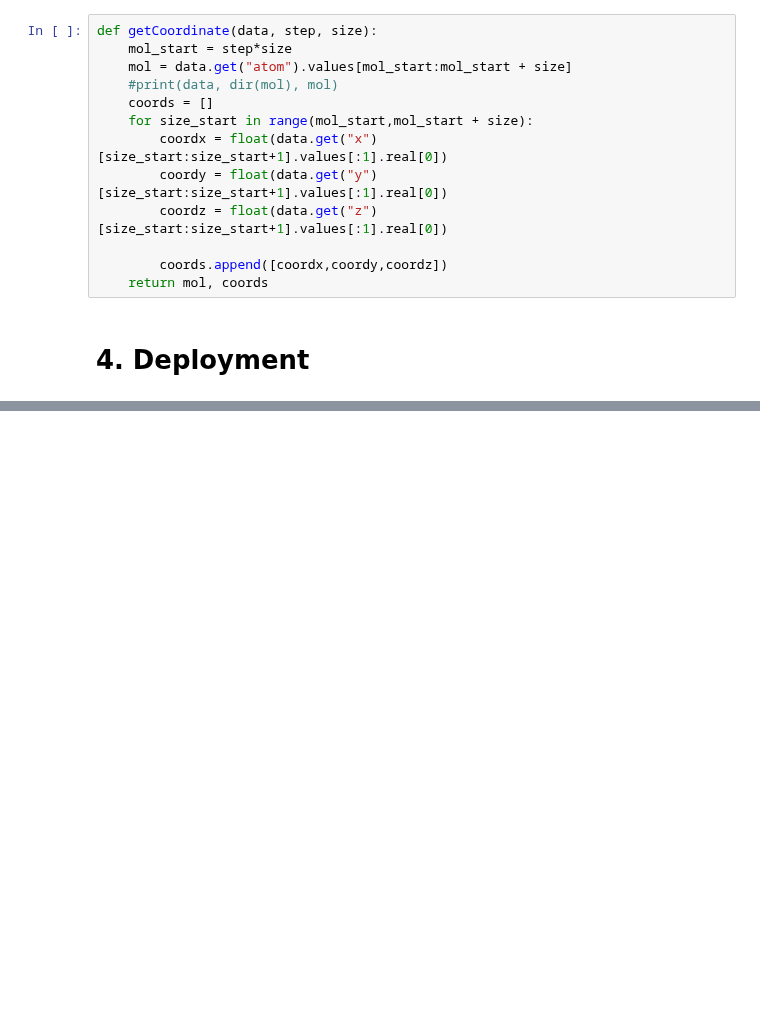
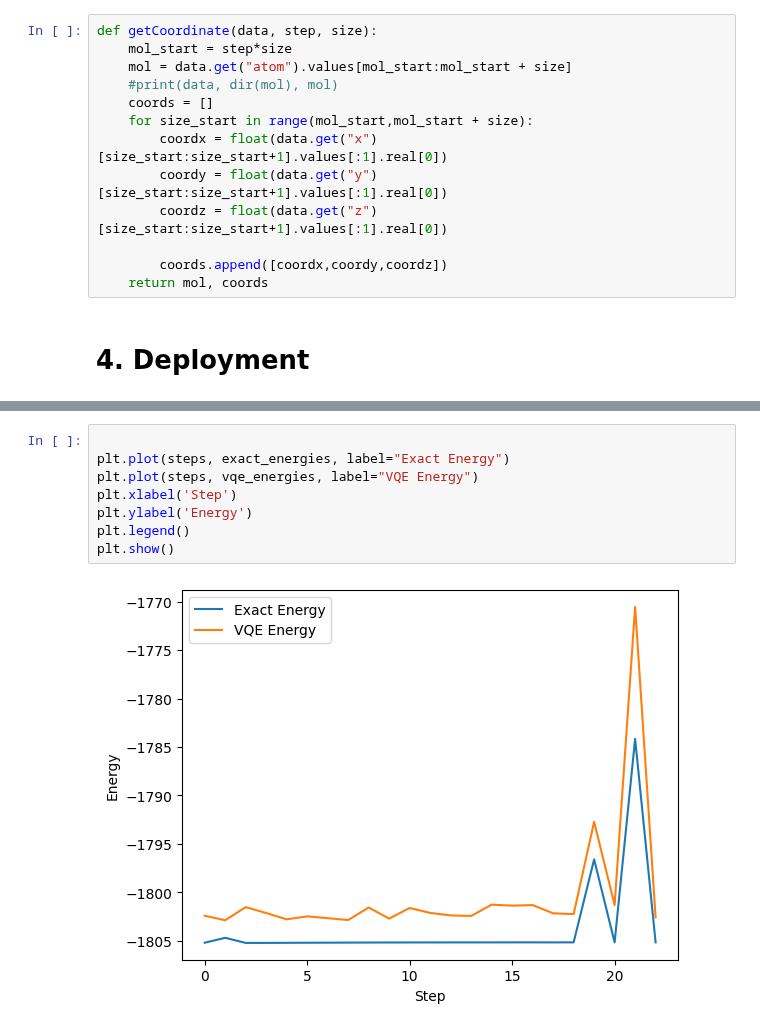
Before and after one commit to buttercutter/quantum-climate-challenge-2023, a Jupyter notebook: notebooks/deloitte_2023_real_quantux.ipynb, the cells around one changed output, grey strips where cells are left out. Saved outputs shown, nothing was run; the diff lists cells and outputs as text; blank space fills up the shorter version.

```diff
--- a/notebooks/deloitte_2023_real_quantux.ipynb
+++ b/notebooks/deloitte_2023_real_quantux.ipynb
@@ -894,0 +1076,10 @@ plt.show()
+# %%
+
+plt.plot(steps, exact_energies, label="Exact Energy")
+plt.plot(steps, vqe_energies, label="VQE Energy")
+plt.xlabel('Step')
+plt.ylabel('Energy')
+plt.legend()
+plt.show()
+# %% [output]
+[figure, added]
```
Also changed, not shown: parts of 12 cells of this notebook.
